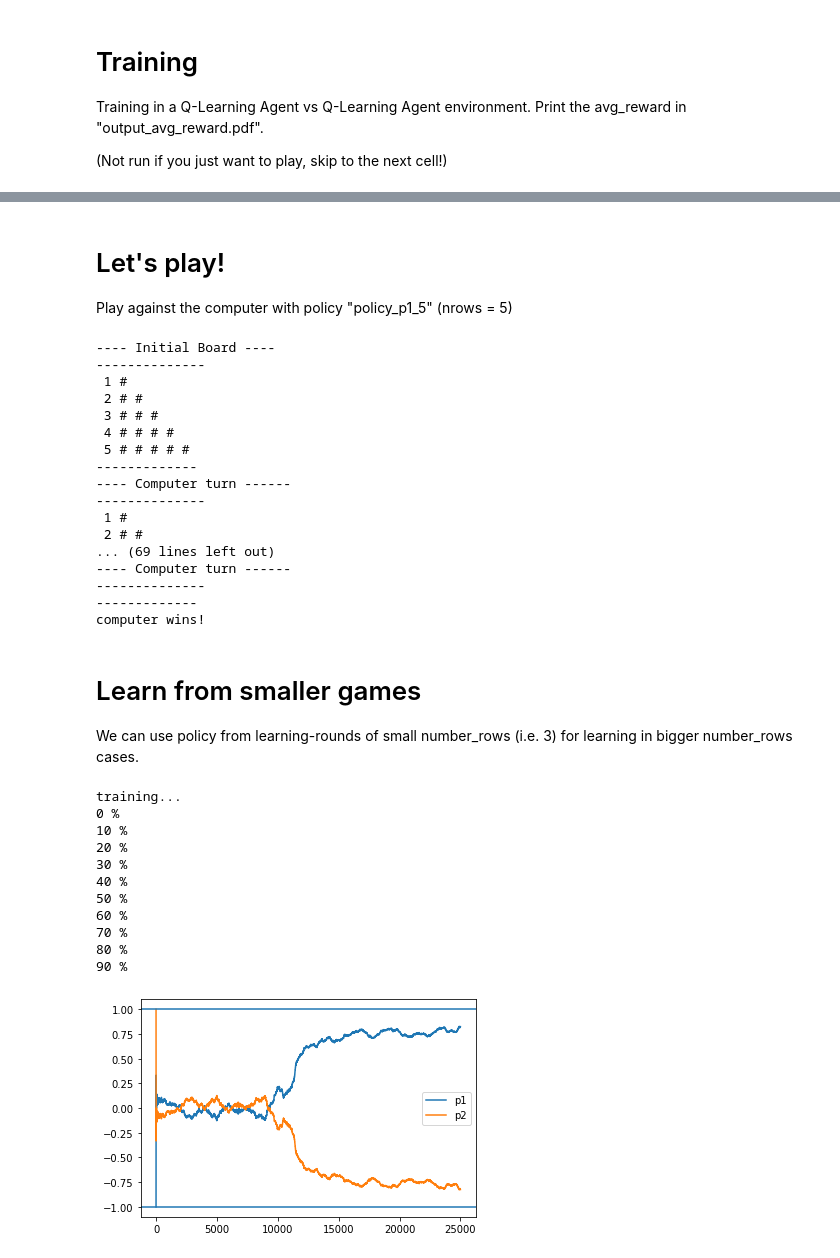
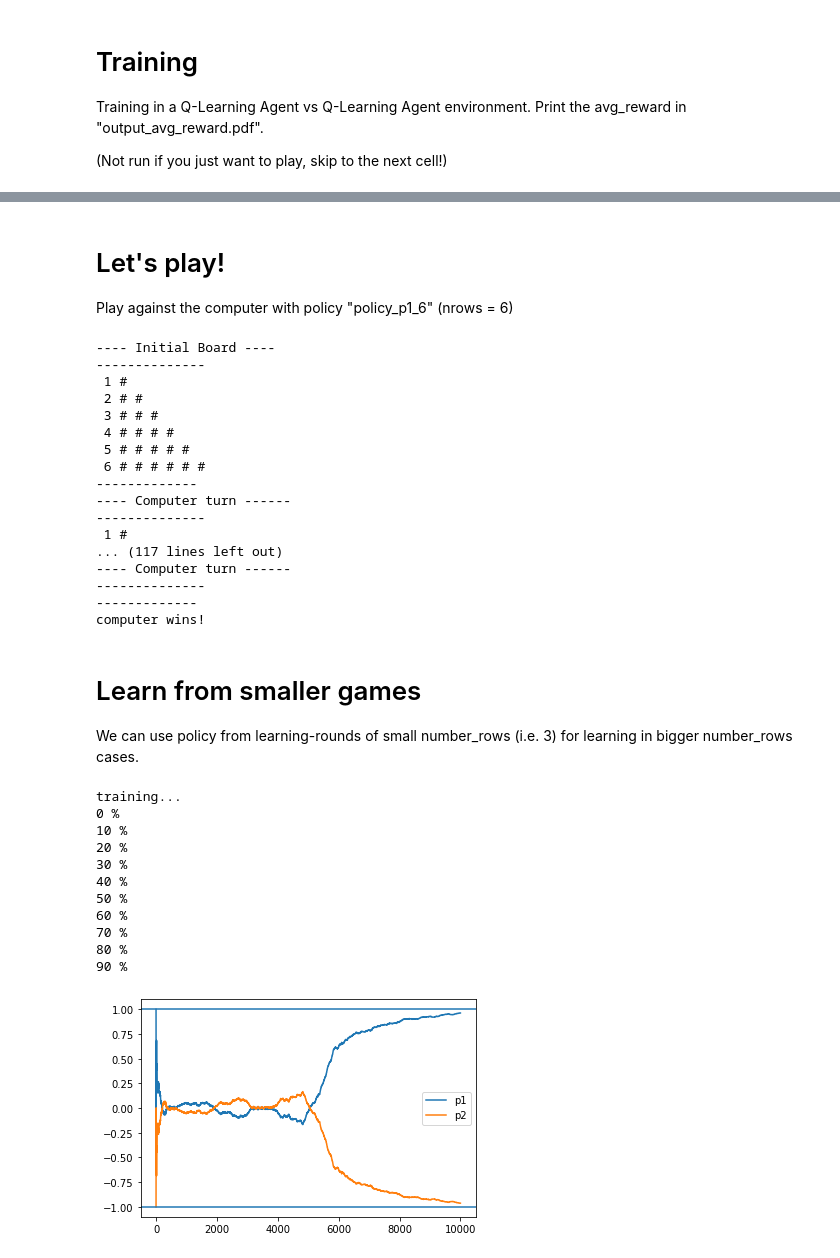
Before and after one commit to danielececcarelli/Transfer-RL-NIM, a Jupyter notebook: nim_final.ipynb, the cells around one changed output, grey strips where cells are left out. Cells and saved outputs as stored; diff of their text form; code cells hidden in the pictures.

```diff
--- a/nim_final.ipynb
+++ b/nim_final.ipynb
@@ -215,8 +220,14 @@ class Player:
         self.states = []
 
     # save the current policy (after the training part)
-    def savePolicy(self, n):
-        fw = open('policy_' + str(self.name) + '_' + str(n), 'wb')
+    def savePolicy(self, n, previous_case = 0):
+        str_policy = 'policy/policy_' + str(self.name) + '_' + str(n)
+
+        if(previous_case > 0):
+            str_policy += '_from'
+            str_policy += str(previous_case)
+
+        fw = open(str_policy, 'wb')
         pickle.dump(self.states_value, fw)
         fw.close()
 
@@ -291,8 +302,8 @@ class Nim:
 
     def learn_from_previous_cases(self, num_rows_previous_case, rounds):
         n = num_rows_previous_case
-        str1 = 'policy_p1_' + str(n)
-        str2 = 'policy_p2_' + str(n)
+        str1 = 'policy/policy_p1_' + str(n)
+        str2 = 'policy/policy_p2_' + str(n)
 
         if(n == self.State.number_rows):
             self.p1.loadPolicy(str1)
@@ -300,10 +311,10 @@ class Nim:
         elif(n < self.State.number_rows):
             self.p1.loadPolicy_from_previous_cases(str1, n, self.State.number_rows)
             self.p2.loadPolicy_from_previous_cases(str2, n, self.State.number_rows)
-            self.learn(rounds)
+            self.learn(rounds, num_rows_previous_case)
 
     # play a game between two computer
-    def learn(self, rounds=10000):
+    def learn(self, rounds=10000, previous_case = 0):
 
         for i in range(rounds): # number of games
 
@@ -369,7 +380,7 @@ class Nim:
                     # switch to player 1
                     self.State.playerSymbol = 1
 
-        self.State.plot_rewards(self.p1, self.p2, self.State.number_rows)
+        self.State.plot_rewards(self.p1, self.p2, self.State.number_rows, previous_case)
 
 
     # play with human
@@ -465,15 +479,15 @@ training...
 # %% [markdown]
 # Let's play!
 
-Play against the computer with policy "policy_p1_5" (nrows = 5)
+Play against the computer with policy "policy_p1_6" (nrows = 6)
 # %%
-n_rows = 5
+n_rows = 6
 
 # computer player, exp_rate = 0 because now we don't
 # need to learn
 p3 = Player("computer", exp_rate=0, epsilon_min = 0)
 # load a policy
-p3.loadPolicy("policy_p1_5")
+p3.loadPolicy("policy/policy_p1_6")
 
 # human player
 p4 = HumanPlayer("human")
@@ -491,12 +505,12 @@ nim_with_human.play_with_human()
  3 # # #
  4 # # # #
  5 # # # # #
+ 6 # # # # # #
 -------------
 ---- Computer turn ------
 --------------
  1 #
- 2 # #
-... (69 lines left out)
+... (117 lines left out)
 ---- Computer turn ------
 --------------
 -------------
@@ -506,31 +520,38 @@ computer wins!
 
 We can use policy from learning-rounds of small number_rows (i.e. 3) for learning in bigger number_rows cases.
 # %%
+n_rows = 6
+previous_rows = 5
+
 # try for example with half of the number n_games
-n_games = 25000
+n_games = 10000
 
 # 2 computer player
-p1 = Player("p1_half")
-p2 = Player("p2_half")
+p1 = Player("p1", epsilon_min = 0.01)
+p2 = Player("p2", epsilon_min = 0.01)
 
 # build the game
-st = State(5)
+st = State(n_rows)
 
-nim_from3 = Nim(st,p1,p2)
+nim_from_past = Nim(st,p1,p2)
 
 # play n_games
 print("training...")
-nim_from3.learn_from_previous_cases(3,n_games)
+nim_from_past.learn_from_previous_cases(previous_rows,n_games)
+
+p1.savePolicy(n_rows,previous_rows)
+p2.savePolicy(n_rows,previous_rows)
+win6_from5 = p1.win_games
 # %% [output]
 training...
 0 %
 10 %
 20 %
 30 %
 40 %
 50 %
 60 %
 70 %
 80 %
 90 %
-[figure, old version]
+[figure, new version]
```
Also changed, not shown: parts of 5 cells of this notebook, 26 other files.
